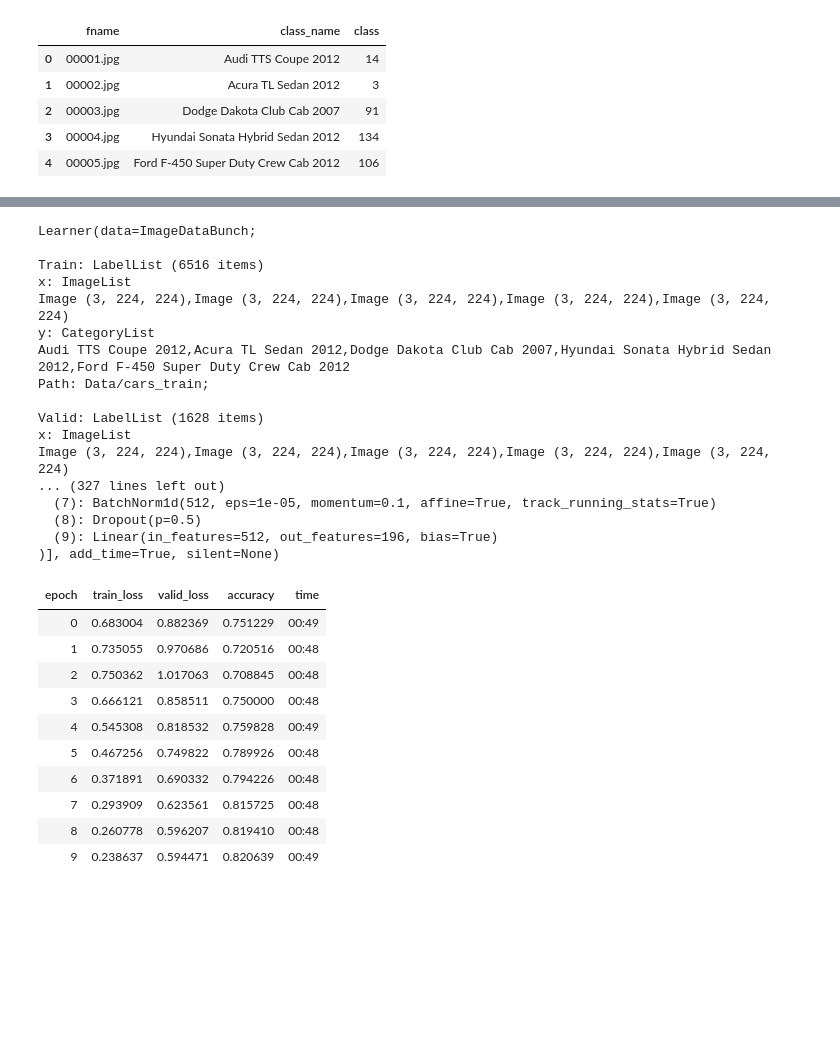
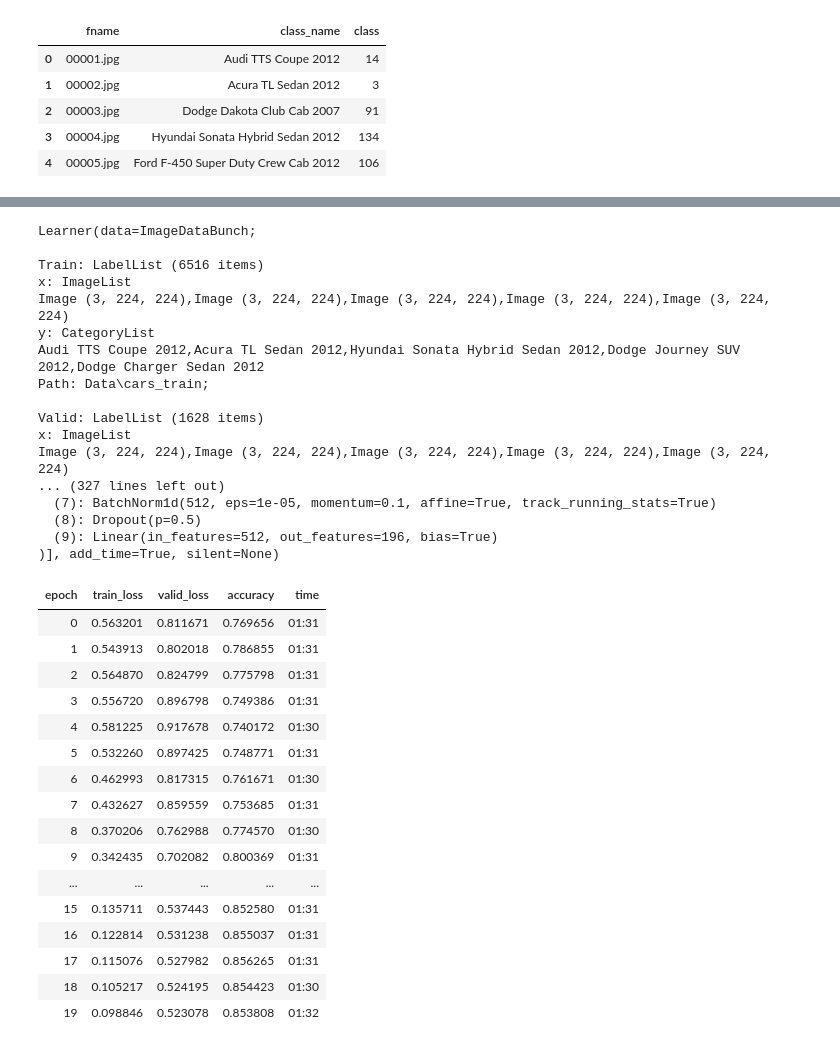
Before and after one commit to zerothphase/ai4sea_cv_challenge, a Jupyter notebook: 01_Baseline.ipynb, the cells around one changed output, grey strips where cells are left out. Cells and saved outputs as stored; diff of their text form; code cells hidden in the pictures; blank space fills up the shorter version.

```diff
--- a/01_Baseline.ipynb
+++ b/01_Baseline.ipynb
@@ -114,3 +112,15 @@ tfms = get_transforms()
+# %%
+tfms = get_transforms(
+    do_flip = True,
+    flip_vert = False,
+    max_rotate = 30.0,
+    max_zoom = 0.5,
+    max_lighting = 0.2,
+    max_warp = 0.2,
+    p_affine = 0.75,
+    p_lighting = 0.75,
+#     xtra_tfms = rand_resize_crop(size=224, max_scale=0.8)
+)
 # %%
 img_data = ImageDataBunch.from_df(train_path, train_df,
-                                  ds_tfms=tfms, size=224, fn_col=0, label_col=1, valid_pct=0.2, bs=64)
+                                  ds_tfms=tfms, size=300, fn_col=0, label_col=1, valid_pct=0.2, bs=32)
@@ -130,4 +142,4 @@ LR Finder is complete, type {learner_name}.recorder.plot() to see the graph.
 # %%
-learn.fit_one_cycle(8, 1e-2)
+learn.fit_one_cycle(10, 1e-2)
 # %% [output]
 | epoch | train_loss | valid_loss | accuracy | time |
@@ -150,8 +164,8 @@ Train: LabelList (6516 items)
 x: ImageList
 Image (3, 224, 224),Image (3, 224, 224),Image (3, 224, 224),Image (3, 224, 224),Image (3, 224, 224)
 y: CategoryList
-Audi TTS Coupe 2012,Acura TL Sedan 2012,Dodge Dakota Club Cab 2007,Hyundai Sonata Hybrid Sedan 2012,Ford F-450 Super Duty Crew Cab 2012
-Path: Data/cars_train;
+Audi TTS Coupe 2012,Acura TL Sedan 2012,Hyundai Sonata Hybrid Sedan 2012,Dodge Journey SUV 2012,Dodge Charger Sedan 2012
+Path: Data\cars_train;
 
 Valid: LabelList (1628 items)
 x: ImageList
@@ -165,19 +179,25 @@ Image (3, 224, 224),Image (3, 224, 224),Image (3, 224, 224),Image (3, 224, 224),
 learn.unfreeze()
 # %%
 lr = 3e-3
-learn.fit_one_cycle(10, slice(lr/100, lr/10, lr))
+learn.fit_one_cycle(20, slice(lr/100, lr/10, lr))
 # %% [output]
 | epoch | train_loss | valid_loss | accuracy | time |
-| 0 | 0.683004 | 0.882369 | 0.751229 | 00:49 |
-| 1 | 0.735055 | 0.970686 | 0.720516 | 00:48 |
-| 2 | 0.750362 | 1.017063 | 0.708845 | 00:48 |
-| 3 | 0.666121 | 0.858511 | 0.750000 | 00:48 |
-| 4 | 0.545308 | 0.818532 | 0.759828 | 00:49 |
-| 5 | 0.467256 | 0.749822 | 0.789926 | 00:48 |
-| 6 | 0.371891 | 0.690332 | 0.794226 | 00:48 |
-| 7 | 0.293909 | 0.623561 | 0.815725 | 00:48 |
-| 8 | 0.260778 | 0.596207 | 0.819410 | 00:48 |
-| 9 | 0.238637 | 0.594471 | 0.820639 | 00:49 |
+| 0 | 0.563201 | 0.811671 | 0.769656 | 01:31 |
+| 1 | 0.543913 | 0.802018 | 0.786855 | 01:31 |
+| 2 | 0.564870 | 0.824799 | 0.775798 | 01:31 |
+| 3 | 0.556720 | 0.896798 | 0.749386 | 01:31 |
+| 4 | 0.581225 | 0.917678 | 0.740172 | 01:30 |
+| 5 | 0.532260 | 0.897425 | 0.748771 | 01:31 |
+| 6 | 0.462993 | 0.817315 | 0.761671 | 01:30 |
+| 7 | 0.432627 | 0.859559 | 0.753685 | 01:31 |
+| 8 | 0.370206 | 0.762988 | 0.774570 | 01:30 |
+| 9 | 0.342435 | 0.702082 | 0.800369 | 01:31 |
+| ... | ... | ... | ... | ... |
+| 15 | 0.135711 | 0.537443 | 0.852580 | 01:31 |
+| 16 | 0.122814 | 0.531238 | 0.855037 | 01:31 |
+| 17 | 0.115076 | 0.527982 | 0.856265 | 01:31 |
+| 18 | 0.105217 | 0.524195 | 0.854423 | 01:30 |
+| 19 | 0.098846 | 0.523078 | 0.853808 | 01:32 |
 # %%
 learn.save('all_trained_1')
 # %%
```
Also changed, not shown: parts of 36 cells of this notebook.
